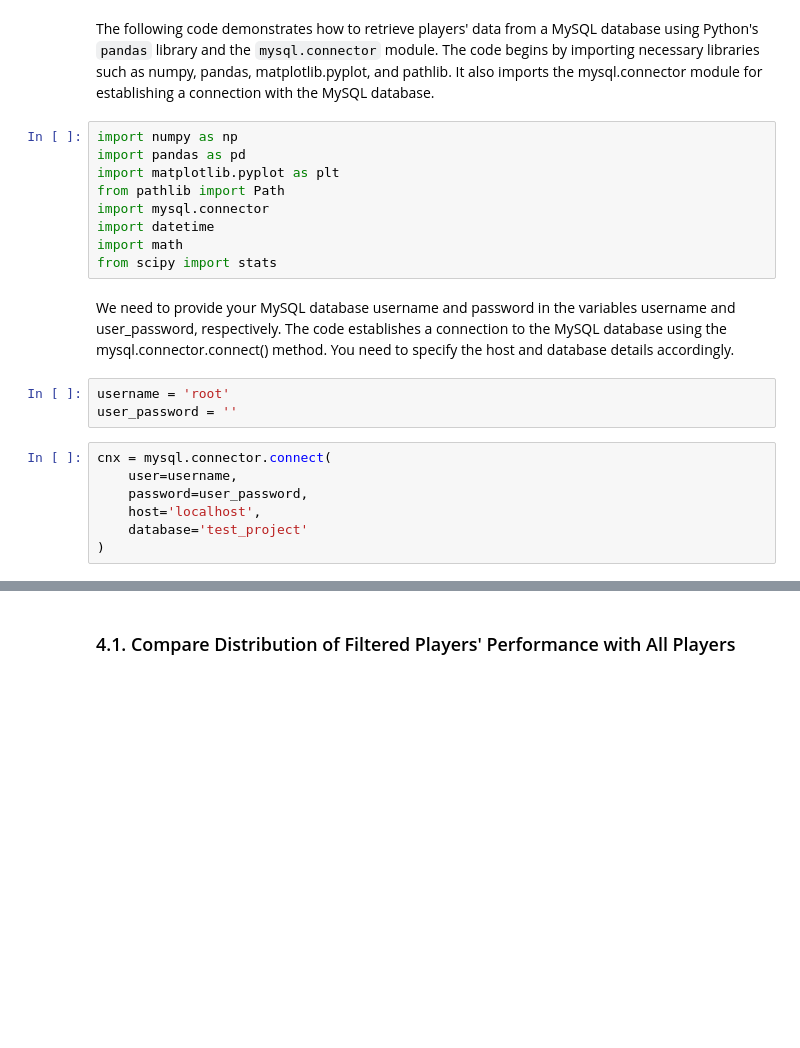
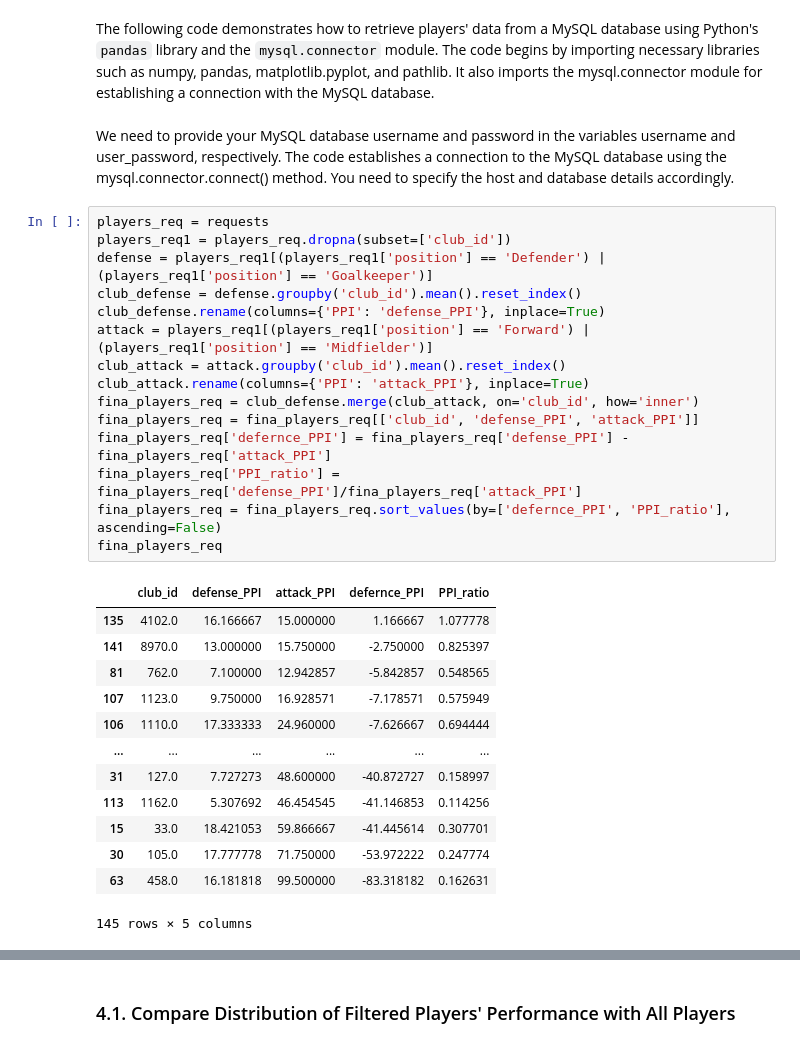
Before and after one commit to fahmani-ms/TransferMarket, a Jupyter notebook: Statistical_Analysis/Requests.ipynb, the cells around one changed output, grey strips where cells are left out. Drawn from its saved outputs; the diff is of its cells as text; blank space fills up the shorter version.

```diff
--- a/Statistical_Analysis/Requests.ipynb
+++ b/Statistical_Analysis/Requests.ipynb
@@ -3,25 +178,35 @@
 # %% [markdown]
 The following code demonstrates how to retrieve players' data from a MySQL database using Python's `pandas` library and the `mysql.connector` module.
 The code begins by importing necessary libraries such as numpy, pandas, matplotlib.pyplot, and pathlib. It also imports the mysql.connector module for establishing a connection with the MySQL database.
-# %%
-import numpy as np
-import pandas as pd
-import matplotlib.pyplot as plt
-from pathlib import Path
-import mysql.connector
-import datetime
-import math
-from scipy import stats
 # %% [markdown]
 We need to provide your MySQL database username and password in the variables username and user_password, respectively.
 The code establishes a connection to the MySQL database using the mysql.connector.connect() method. You need to specify the host and database details accordingly.
-# %%
-username = 'root'
-user_password = ''
-# %%
-cnx = mysql.connector.connect(
-    user=username,
-    password=user_password,
-    host='localhost',
-    database='test_project'
-)
+# %%
+players_req = requests
+players_req1 = players_req.dropna(subset=['club_id'])
+defense = players_req1[(players_req1['position'] == 'Defender') | (players_req1['position'] == 'Goalkeeper')]
+club_defense = defense.groupby('club_id').mean().reset_index()
+club_defense.rename(columns={'PPI': 'defense_PPI'}, inplace=True)
+attack = players_req1[(players_req1['position'] == 'Forward') | (players_req1['position'] == 'Midfielder')]
+club_attack = attack.groupby('club_id').mean().reset_index()
+club_attack.rename(columns={'PPI': 'attack_PPI'}, inplace=True)
+fina_players_req = club_defense.merge(club_attack, on='club_id', how='inner')
+fina_players_req = fina_players_req[['club_id', 'defense_PPI', 'attack_PPI']]
+fina_players_req['defernce_PPI'] = fina_players_req['defense_PPI'] - fina_players_req['attack_PPI']
+fina_players_req['PPI_ratio'] = fina_players_req['defense_PPI']/fina_players_req['attack_PPI']
+fina_players_req = fina_players_req.sort_values(by=['defernce_PPI', 'PPI_ratio'], ascending=False)
+fina_players_req
+# %% [output]
+|  | club_id | defense_PPI | attack_PPI | defernce_PPI | PPI_ratio |
+| 135 | 4102.0 | 16.166667 | 15.000000 | 1.166667 | 1.077778 |
+| 141 | 8970.0 | 13.000000 | 15.750000 | -2.750000 | 0.825397 |
+| 81 | 762.0 | 7.100000 | 12.942857 | -5.842857 | 0.548565 |
+| 107 | 1123.0 | 9.750000 | 16.928571 | -7.178571 | 0.575949 |
+| 106 | 1110.0 | 17.333333 | 24.960000 | -7.626667 | 0.694444 |
+| ... | ... | ... | ... | ... | ... |
+| 31 | 127.0 | 7.727273 | 48.600000 | -40.872727 | 0.158997 |
+| 113 | 1162.0 | 5.307692 | 46.454545 | -41.146853 | 0.114256 |
+| 15 | 33.0 | 18.421053 | 59.866667 | -41.445614 | 0.307701 |
+| 30 | 105.0 | 17.777778 | 71.750000 | -53.972222 | 0.247774 |
+| 63 | 458.0 | 16.181818 | 99.500000 | -83.318182 | 0.162631 |
+145 rows × 5 columns
```
Also changed, not shown: parts of 21 cells of this notebook, 22 other files.
